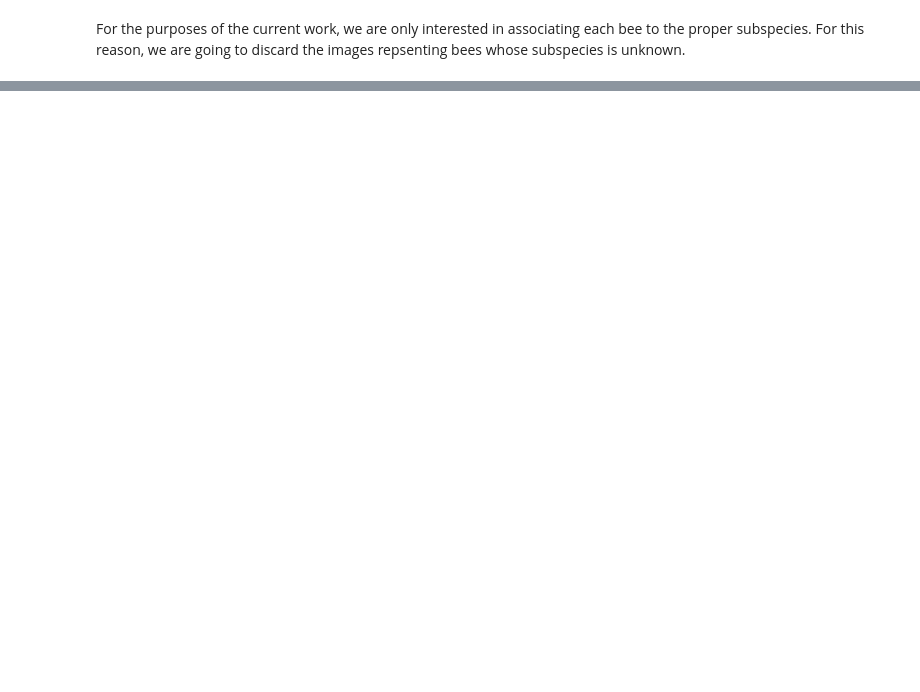
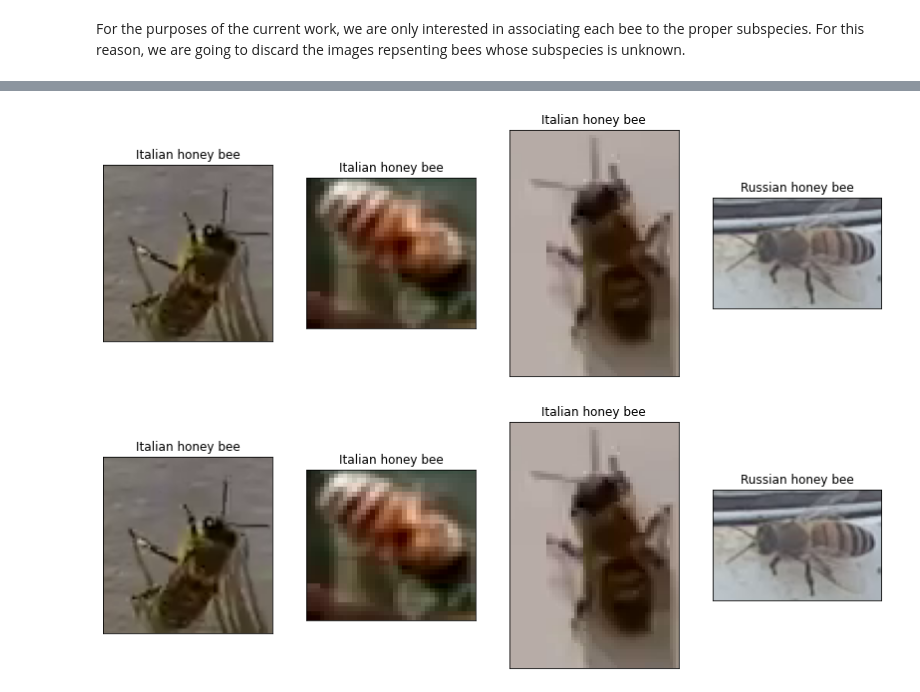
Before and after one commit to altrimentidetto/beeloving, a Jupyter notebook: code/CNN_for_single_bee_recognition.ipynb, the cells around one changed output, grey strips where cells are left out. Cells and saved outputs as stored; diff of their text form; code cells hidden in the pictures; blank space fills up the shorter version.

```diff
--- a/code/CNN_for_single_bee_recognition.ipynb
+++ b/code/CNN_for_single_bee_recognition.ipynb
@@ -85,0 +115,2 @@ X = np.array(X)
+# %%
+images = get_image_data(directory,df.file.values)
@@ -85,0 +128,5 @@ X = np.array(X)
+# %%
+show_images(images[::1200],list(df["subspecies"][::1200]))
+# %% [output]
+[figure, added]
+[figure, added]
```
Also changed, not shown: parts of 62 cells of this notebook, 1 other file.
